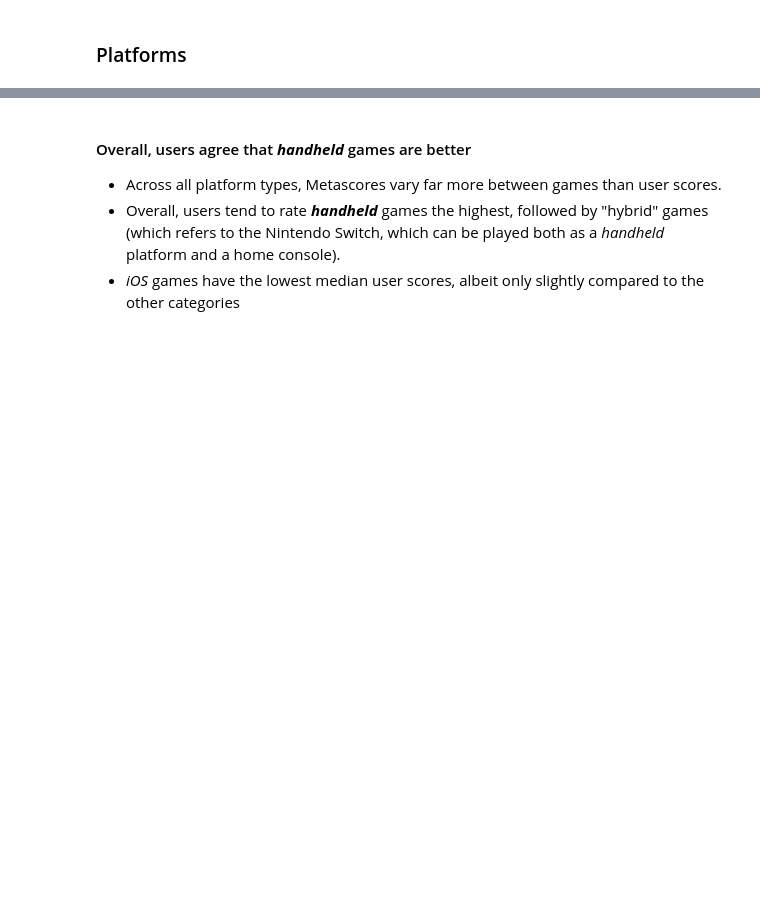
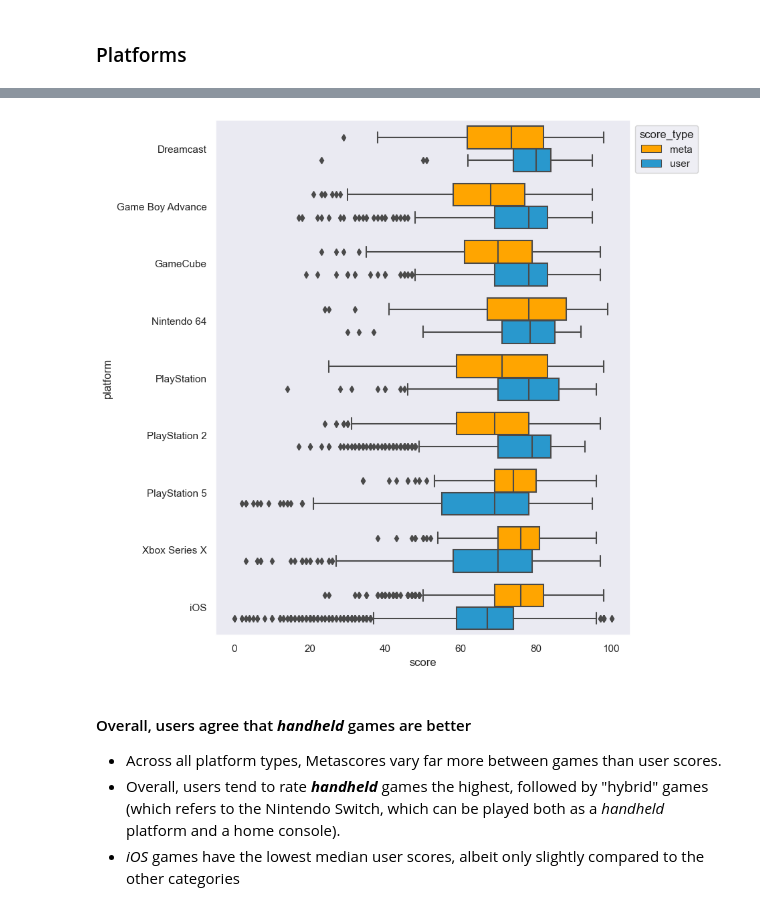
Before and after one commit to henrylin03/video-games, a Jupyter notebook: analysis.ipynb, the cells around one changed output, grey strips where cells are left out. Saved outputs shown, nothing was run; the diff lists cells and outputs as text; code cells hidden in the pictures; blank space fills up the shorter version.

```diff
--- a/analysis.ipynb
+++ b/analysis.ipynb
@@ -304,0 +322,15 @@ boxplot_game_reviews()
+# %%
+find_top5_query = """
+    SELECT * FROM (
+        SELECT
+            RANK() OVER (
+                PARTITION BY score_type
+                ORDER BY median_score DESC
+            ) rank,
+            *
+        FROM median_scores
+    )
+    WHERE rank <= 5
+"""
+top5_platforms_df = pd.read_sql_query(find_top5_query, sql_engine)
+display(top5_platforms_df)
@@ -305,3 +350,8 @@ boxplot_game_reviews()
+# %%
+top5_platforms = set(top5_platforms_df.platform)
+boxplot_game_reviews(platform_filter=top5_platforms)
+# %% [output]
+[figure, added]
 # %% [markdown]
 #### Overall, users agree that **_handheld_** games are better
 
```
Also changed, not shown: parts of 9 cells of this notebook.
